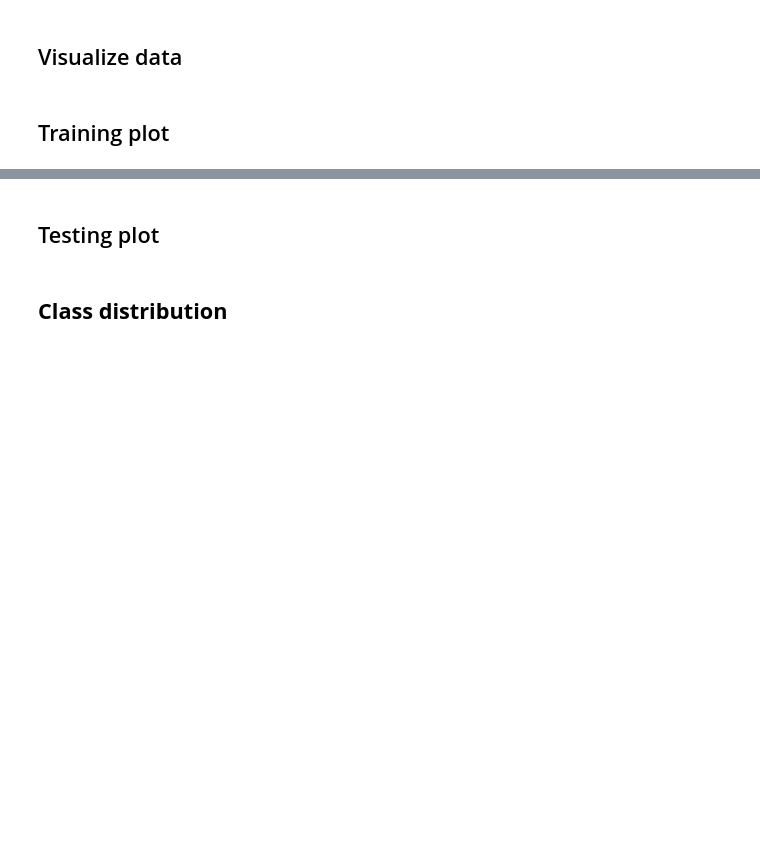
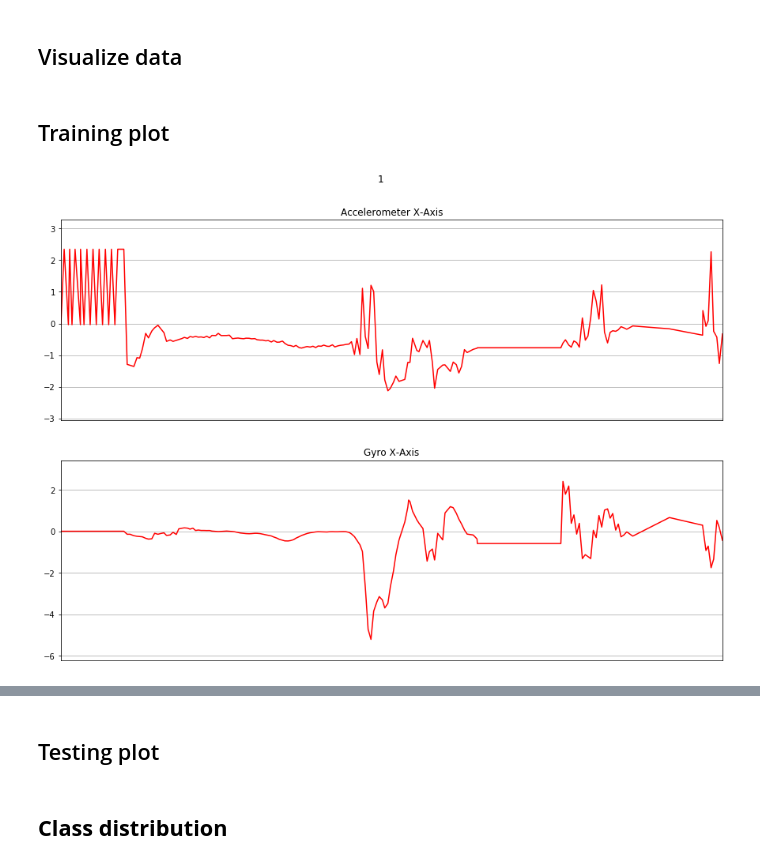
Before and after one commit to Piyush23/human-activity-recognition, a Jupyter notebook: HAR.ipynb, the cells around one changed output, grey strips where cells are left out. Drawn from its saved outputs; the diff is of its cells as text; code cells hidden in the pictures; blank space fills up the shorter version.

```diff
--- a/HAR.ipynb
+++ b/HAR.ipynb
@@ -414,34 +416,36 @@ range(1, len(frequency))
 # %% [markdown]
 ## Visualize data
 # %%
-# def plot_activity(activity, data):
+def plot_activity(activity, data):
 
-#     fig, (ax0, ax1, ax2, ax3, ax4, ax5) = plt.subplots(nrows=6,
-#          figsize=(15, 10),
-#          sharex=True)
-#     plot_axis(ax0, data['time'], data['a_x'], 'Accelerometer X-Axis')
+    fig, (ax0, ax3) = plt.subplots(nrows=2,
+         figsize=(15, 10),
+         sharex=True)
+    plot_axis(ax0, data['time'], data['a_x'], 'Accelerometer X-Axis')
 #     plot_axis(ax1, data['time'], data['a_y'], 'Accelerometer Y-Axis')
 #     plot_axis(ax2, data['time'], data['a_z'], 'Accelerometer Z-Axis')
-#     plot_axis(ax3, data['time'], data['g_x'], 'Gyro X-Axis')
+    plot_axis(ax3, data['time'], data['g_x'], 'Gyro X-Axis')
 #     plot_axis(ax4, data['time'], data['g_y'], 'Gyro Y-Axis')
 #     plot_axis(ax5, data['time'], data['g_z'], 'Gyro Z-Axis')
-#     plt.subplots_adjust(hspace=0.2)
-#     fig.suptitle(activity)
-#     plt.subplots_adjust(top=0.90)
-#     plt.show()
+    plt.subplots_adjust(hspace=0.2)
+    fig.suptitle(activity)
+    plt.subplots_adjust(top=0.90)
+    plt.show()
 
-# def plot_axis(ax, x, y, title):
+def plot_axis(ax, x, y, title):
 
-#     ax.plot(x, y, 'r')
-#     ax.set_title(title)
-#     ax.xaxis.set_visible(False)
-#     ax.set_ylim([min(y) - np.std(y), max(y) + np.std(y)])
-#     ax.set_xlim([min(x), max(x)])
-#     ax.grid(True)
+    ax.plot(x, y, 'r')
+    ax.set_title(title)
+    ax.xaxis.set_visible(False)
+    ax.set_ylim([min(y) - np.std(y), max(y) + np.std(y)])
+    ax.set_xlim([min(x), max(x)])
+    ax.grid(True)
 # %% [markdown]
 ## Training plot
 # %%
-# for activity in np.unique(activity_writing):
-#     subset = df_writing[df_writing['activity'] == activity][:180]
-#     plot_activity(activity, subset)
+for activity in np.unique(activity_writing):
+    subset = df_writing[df_writing['activity'] == activity][:180]
+    plot_activity(activity, subset)
+# %% [output]
+[figure, added]
 # %%
```
Also changed, not shown: parts of 26 cells of this notebook.
